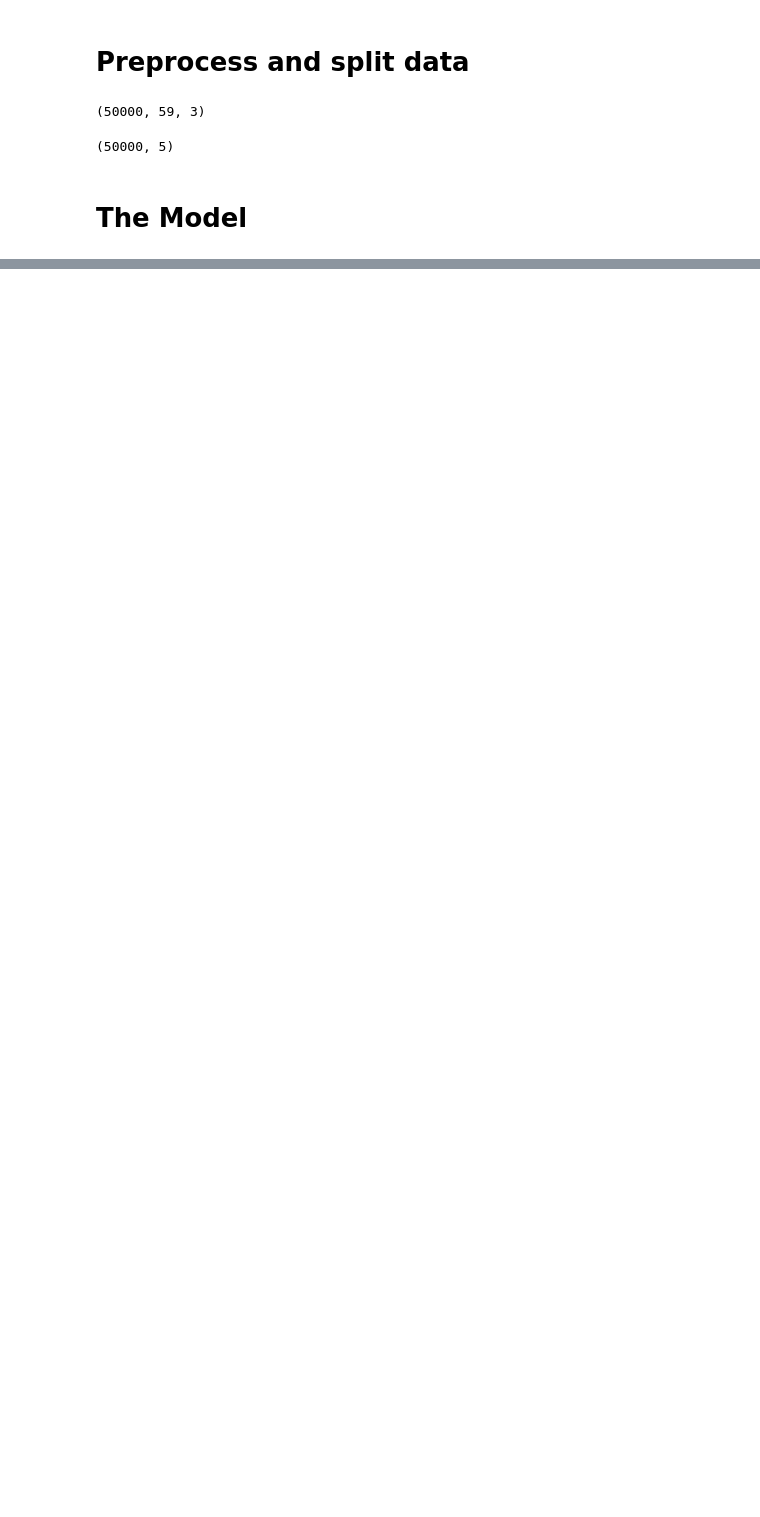
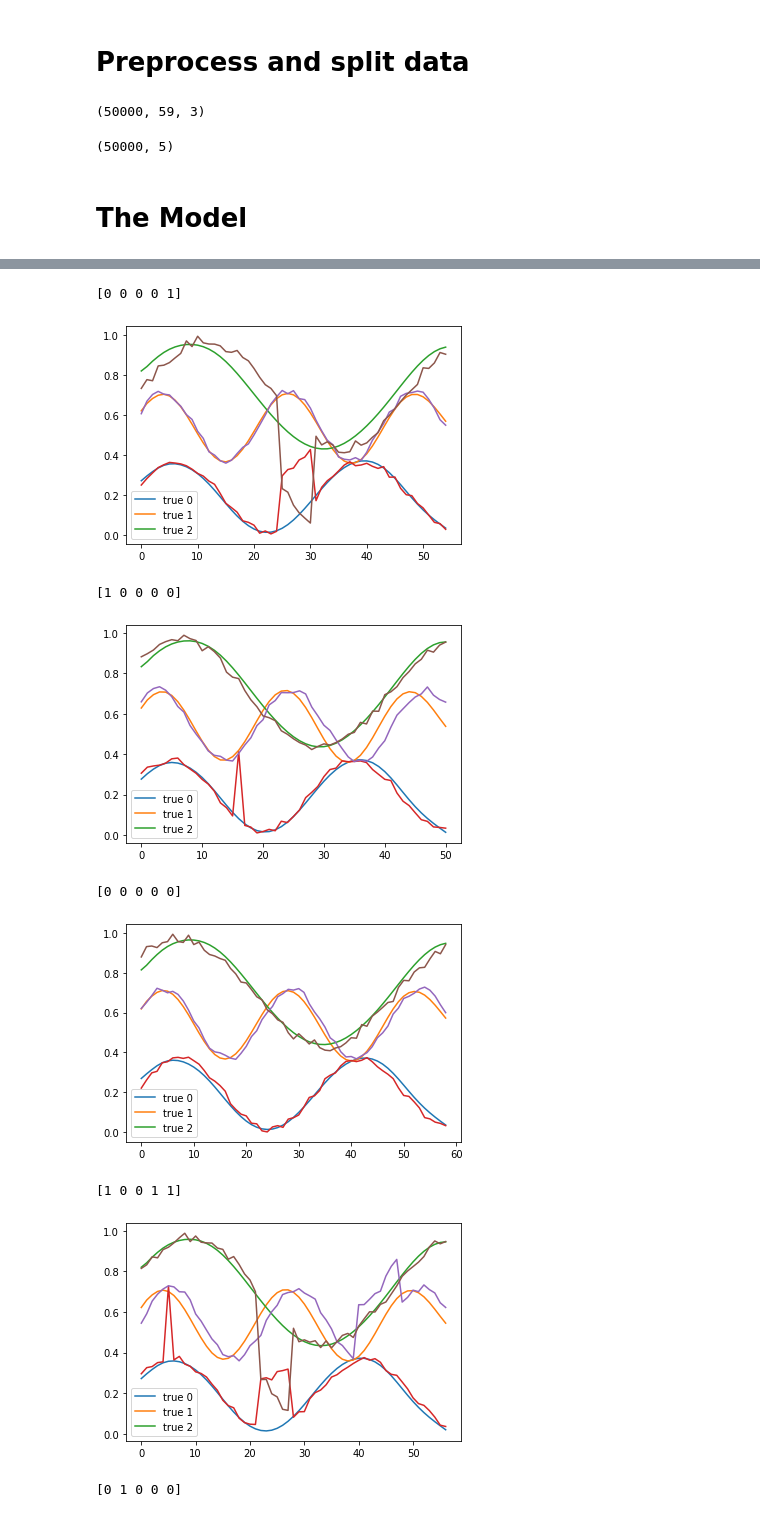
Before and after one commit to lucapl/Candy-Learning, a Jupyter notebook: report.ipynb, the cells around one changed output, grey strips where cells are left out. Saved outputs shown, nothing was run; the diff lists cells and outputs as text; code cells hidden in the pictures; blank space fills up the shorter version.

```diff
--- a/report.ipynb
+++ b/report.ipynb
@@ -210,0 +300,2 @@ array([[0, 1, 0, 0, 0],
+# %%
+history = autoencoder.fit(X_train,X_train, validation_data=[X_val,X_val], batch_size=32, epochs=2, callbacks=[scheduler])
@@ -210,0 +307,2 @@ array([[0, 1, 0, 0, 0],
+# %%
+X_pred = autoencoder.predict(X_test)
@@ -210,0 +316,4 @@ array([[0, 1, 0, 0, 0],
+# %%
+masking_layer = Masking(mask_value=-2)(X_test)
+mask = masking_layer._keras_mask
+X_pred[np.logical_not(mask)] = -2
@@ -210,0 +324,12 @@ array([[0, 1, 0, 0, 0],
+# %%
+compare_sensors(X_pred,X_test,y_test,mask)
+# %% [output]
+[0 0 0 0 1]
+[figure, added]
+[1 0 0 0 0]
+[figure, added]
+[0 0 0 0 0]
+[figure, added]
+[1 0 0 1 1]
+[figure, added]
+[0 1 0 0 0]
```
Also changed, not shown: parts of 25 cells of this notebook, 2 other files.
